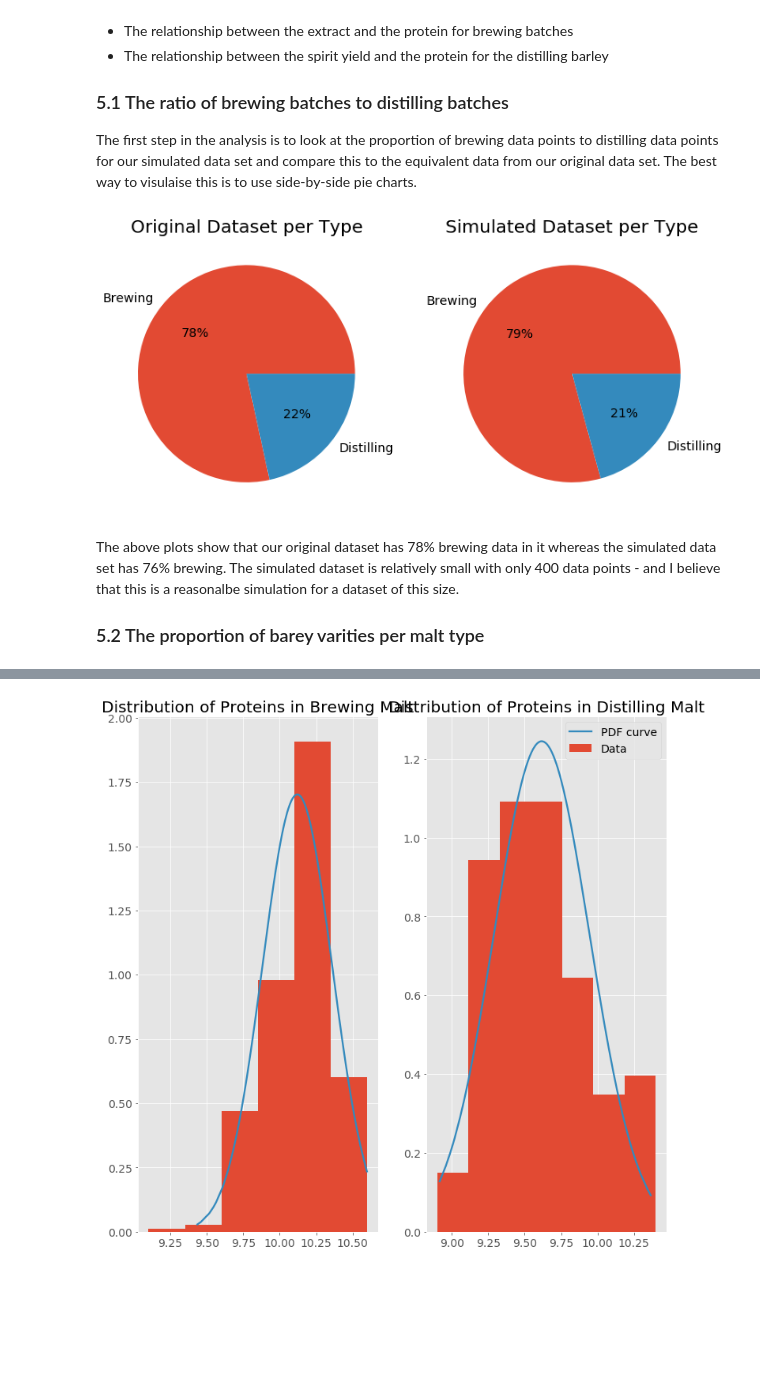
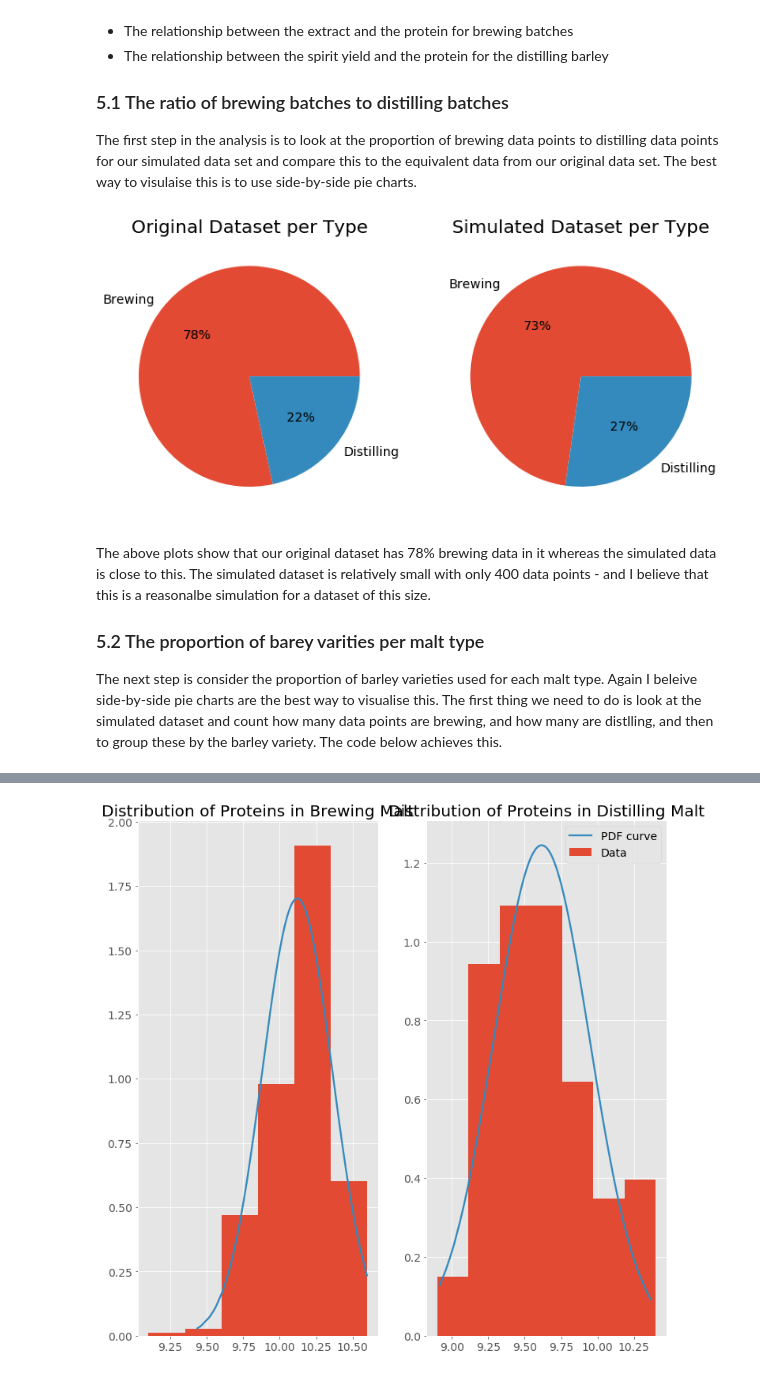
Before and after one commit to shkyler/gmit-pfda-project, a Jupyter notebook: datasimulation.ipynb, the cells around one changed output, grey strips where cells are left out. Cells and saved outputs as stored; diff of their text form; code cells hidden in the pictures; blank space fills up the shorter version.

```diff
--- a/datasimulation.ipynb
+++ b/datasimulation.ipynb
@@ -514,20 +514,22 @@ The first step in the analysis is to look at the proportion of brewing data poin
 # %%
 # group the original dataset by 'type' and count it
 count = df.groupby('type').count()['variety']
 # group the original dataset by 'type' and count it
 count_sim = sim_data.groupby('type').count()['variety']
 
 plt.subplot(1, 2, 1, title='Original Dataset per Type')
-plt.pie(count,labels=count_orig.index, autopct='%1.0f%%')
+plt.pie(count,labels=count.index, autopct='%1.0f%%')
 plt.subplot(1, 2, 2, title ='Simulated Dataset per Type')
 plt.pie(count_sim,labels=count_sim.index, autopct='%1.0f%%')
 plt.show()
 # %% [output]
-[figure, old version]
+[figure, new version]
 # %% [markdown]
-The above plots show that our original dataset has 78% brewing data in it whereas the simulated data set has 76% brewing. The simulated dataset is relatively small with only 400 data points - and I believe that this is a reasonalbe simulation for a dataset of this size.
+The above plots show that our original dataset has 78% brewing data in it whereas the simulated data is close to this. The simulated dataset is relatively small with only 400 data points - and I believe that this is a reasonalbe simulation for a dataset of this size.
 
 ### 5.2 The proportion of barey varities per malt type
+
+The next step is consider the proportion of barley varieties used for each malt type. Again I beleive side-by-side pie charts are the best way to visualise this. The first thing we need to do is look at the simulated dataset and count how many data points are brewing, and how many are distlling, and then to group these by the barley variety. The code below achieves this.
 # %%
   # create 2 new data frames based on the malt type
 sim_brew = sim_data.loc[sim_data.loc[:, "type"] == 'Brewing']
```
Also changed, not shown: parts of 11 cells of this notebook.
